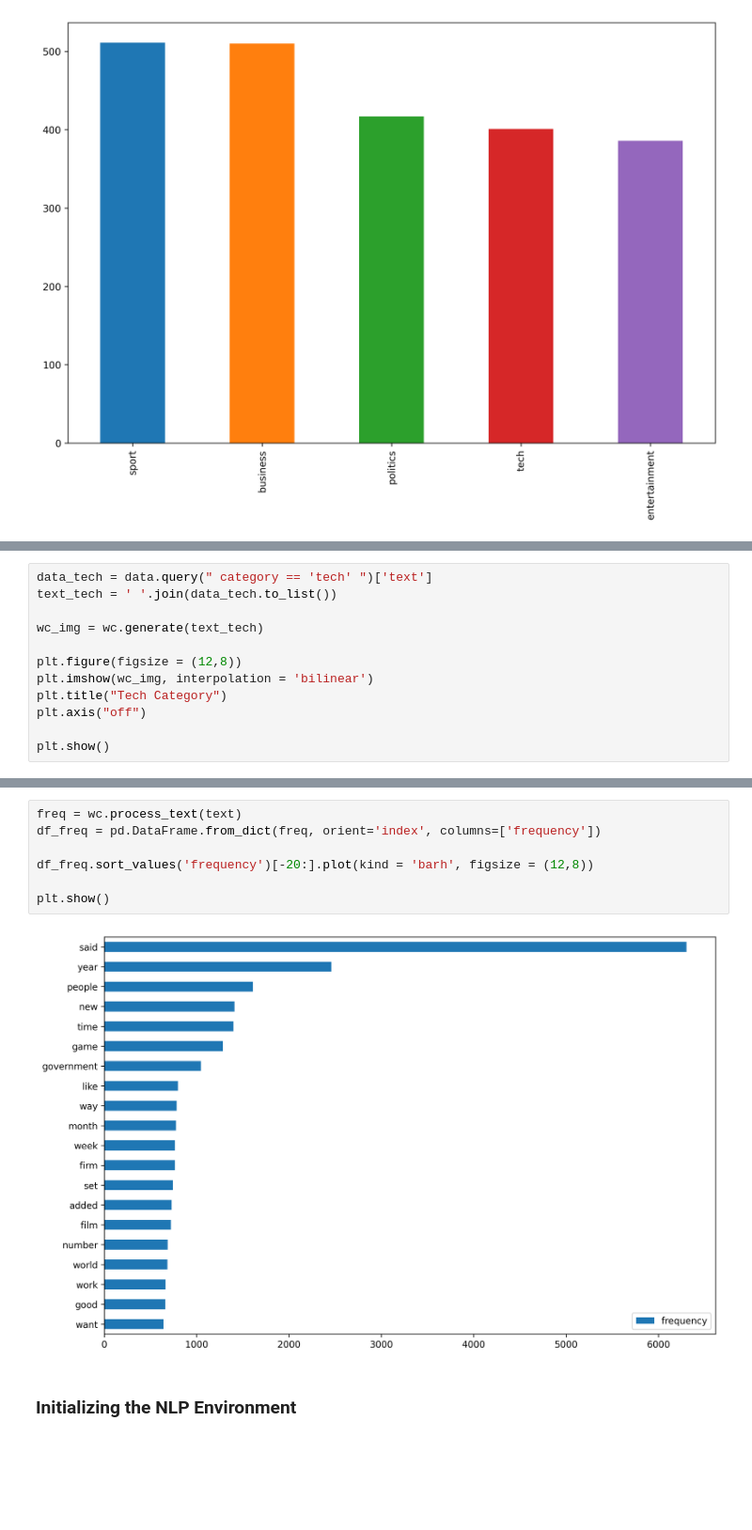
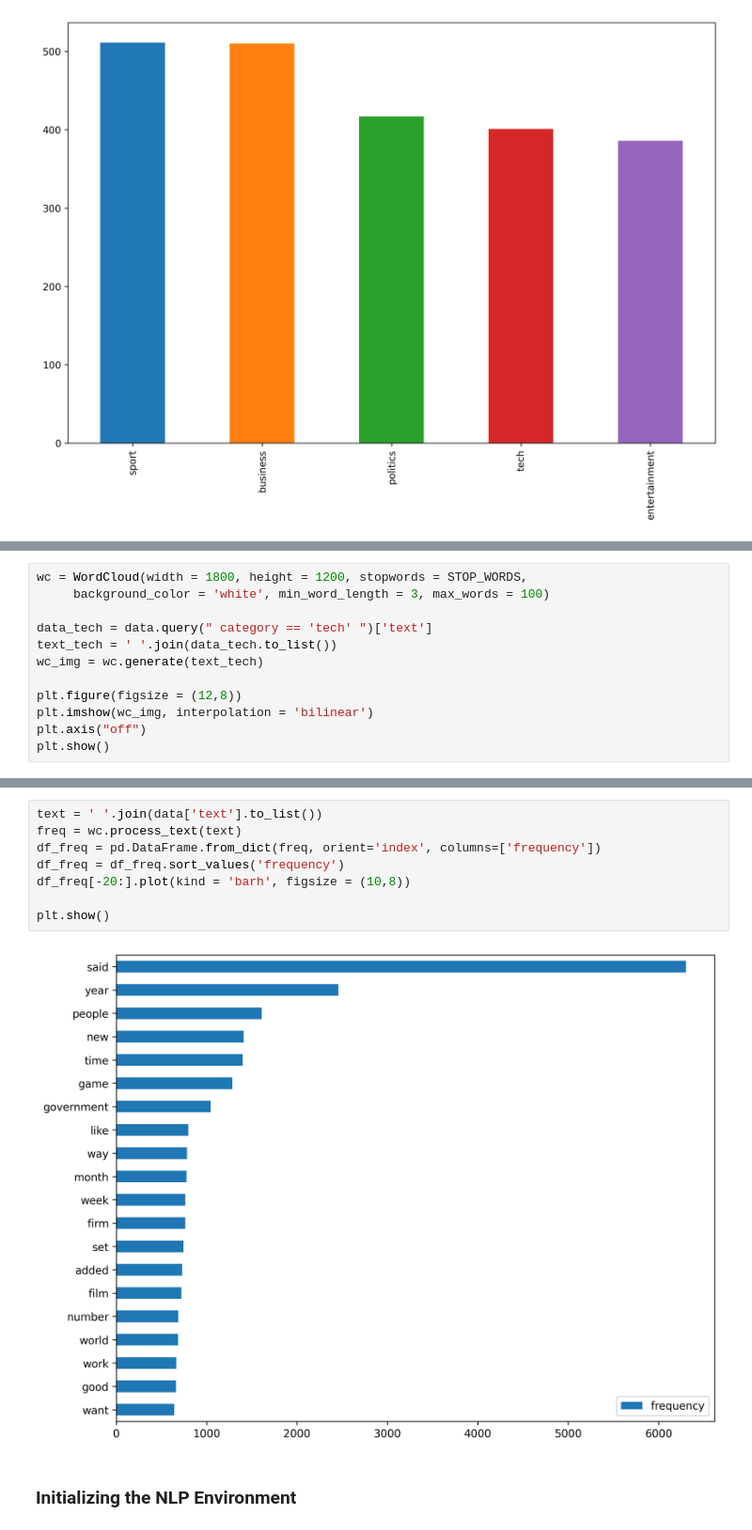
Before and after one commit to derevirn/pycaret-book, a Jupyter notebook: NLP/NLP.ipynb, the cells around one changed output, grey strips where cells are left out. Shown at 94% size. Cells and saved outputs as stored; diff of their text form; blank space fills up the shorter version.

```diff
--- a/NLP/NLP.ipynb
+++ b/NLP/NLP.ipynb
@@ -72,13 +53,13 @@ plt.show()
 # %%
+wc = WordCloud(width = 1800, height = 1200, stopwords = STOP_WORDS,
+     background_color = 'white', min_word_length = 3, max_words = 100)
+
 data_tech = data.query(" category == 'tech' ")['text']
 text_tech = ' '.join(data_tech.to_list())
-
 wc_img = wc.generate(text_tech)
 
 plt.figure(figsize = (12,8))
 plt.imshow(wc_img, interpolation = 'bilinear')
-plt.title("Tech Category")
 plt.axis("off")
-
 plt.show()
 # %% [output]
@@ -86,12 +67,13 @@ plt.show()
 # %%
+text = ' '.join(data['text'].to_list())
 freq = wc.process_text(text)
 df_freq = pd.DataFrame.from_dict(freq, orient='index', columns=['frequency'])
-
-df_freq.sort_values('frequency')[-20:].plot(kind = 'barh', figsize = (12,8))
+df_freq = df_freq.sort_values('frequency')
+df_freq[-20:].plot(kind = 'barh', figsize = (10,8))
 
 plt.show()
 # %% [output]
-[figure, old version]
+[figure, new version]
 # %% [markdown]
 ### Initializing the NLP Environment
 # %%
```
Also changed, not shown: parts of 3 cells of this notebook.
